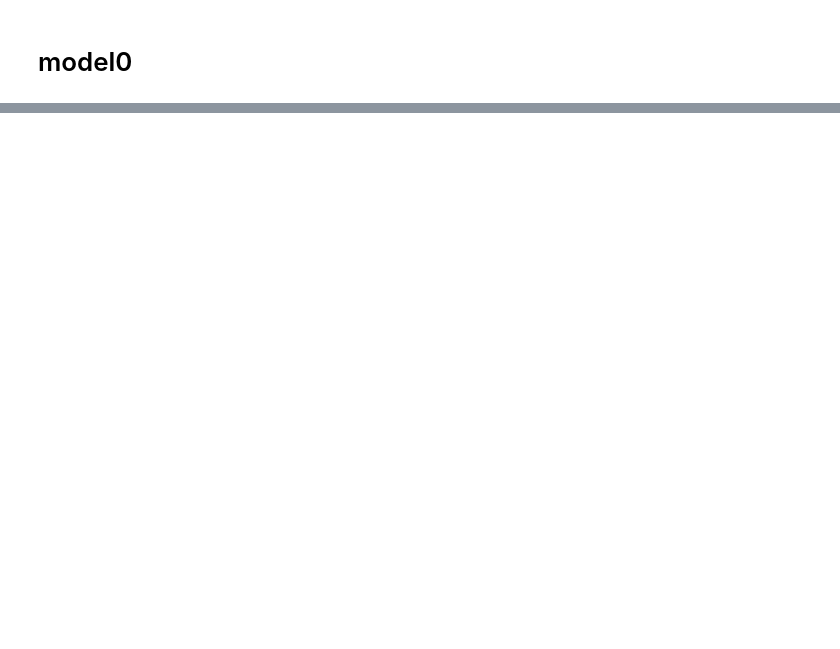
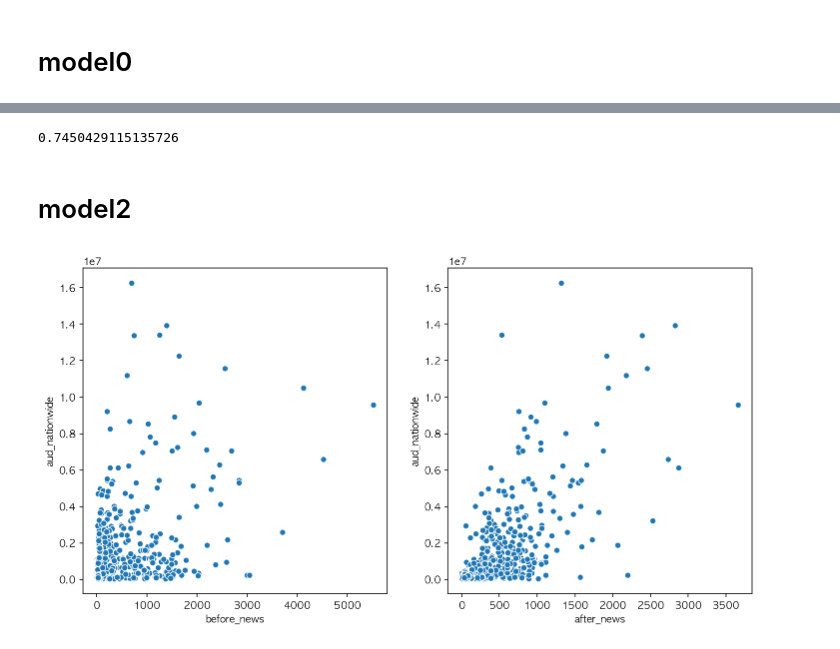
Before and after one commit to yeejun007/linear_regression_project, a Jupyter notebook: yeejun/OLS/OLS_test_07.ipynb, the cells around one changed output, grey strips where cells are left out. Cells and saved outputs as stored; diff of their text form; code cells hidden in the pictures; blank space fills up the shorter version.

```diff
--- a/yeejun/OLS/OLS_test_07.ipynb
+++ b/yeejun/OLS/OLS_test_07.ipynb
@@ -165,0 +268,24 @@ rsquared
+# %%
+# model1의 테스트 R
+
+pred = result1.predict(X_test[['screen', 'expert_rating', 'audience_rating', 'running_times', 'rating_audiences', 'director_power',
+                               'actor_power', 'before_news', 'after_news', 'dist_cat', 'release_season', 'nation', 'genre', 'rate', 'sequel', 'original', 'director_movie_count', 'actor_movie_count', 'holiday']])
+rss = ((y_test['log_aud'] - pred) ** 2).sum()
+tss = ((y_test['log_aud'] - y_test['log_aud'].mean()) ** 2).sum()
+rsquared = 1 - rss/tss
+rsquared
+# %% [output]
+0.7450429115135726
+# %% [markdown]
+# model2
+# %%
+df2 = df1.copy()
+# %%
+plt.figure(figsize=(12, 6))
+plt.subplot(121)
+sns.scatterplot(x="before_news", y="aud_nationwide", data=df2)
+plt.subplot(122)
+sns.scatterplot(x="after_news", y="aud_nationwide", data=df2)
+plt.show()
+# %% [output]
+[figure, added]
```
Also changed, not shown: parts of 144 cells of this notebook, 13 other files.
